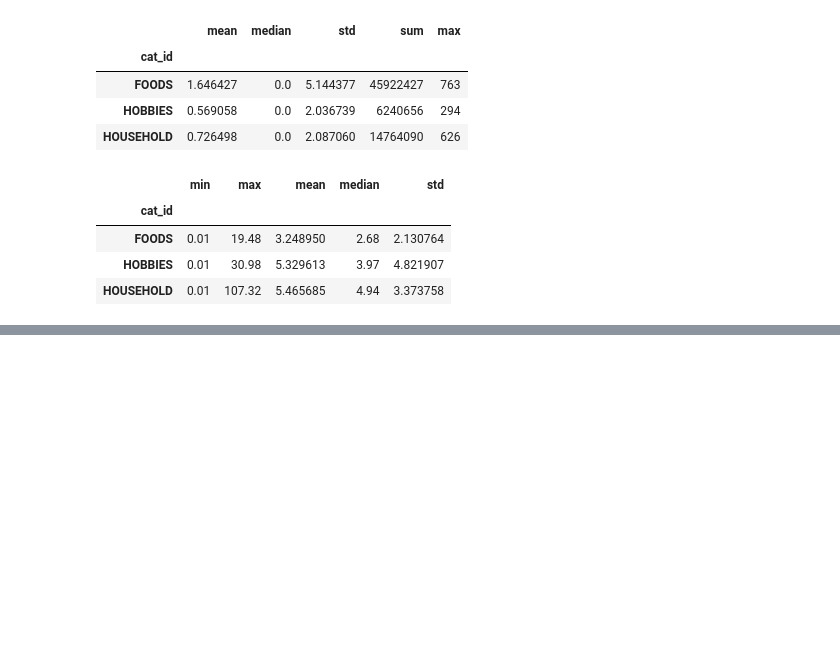
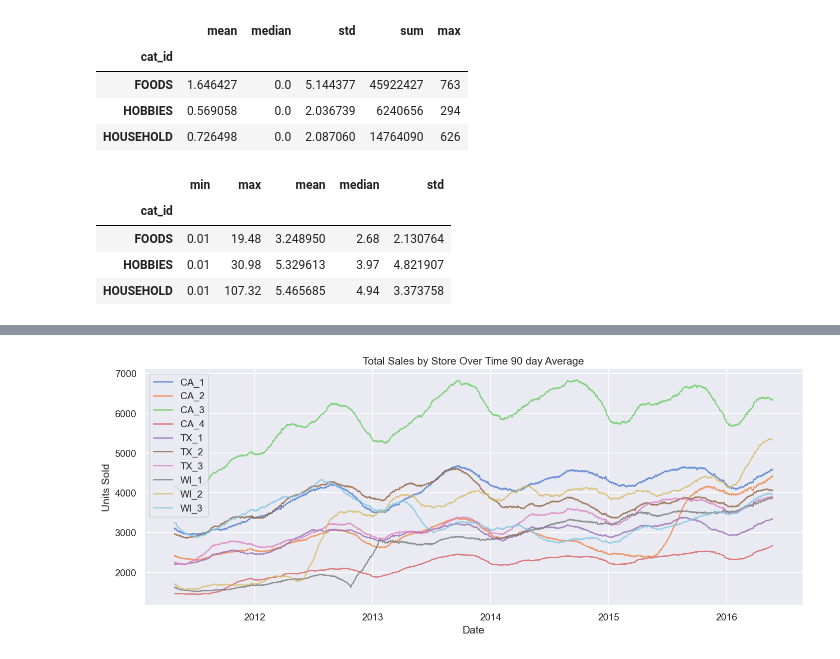
Before and after one commit to mhettick-sd/ADS501-FinalProject_MH_KP, a Jupyter notebook: notebooks/EDA.ipynb, the cells around one changed output, grey strips where cells are left out. Drawn from its saved outputs; the diff is of its cells as text; code cells hidden in the pictures; blank space fills up the shorter version.

```diff
--- a/notebooks/EDA.ipynb
+++ b/notebooks/EDA.ipynb
@@ -236,0 +457,25 @@ plt.show()
+# %%
+merged_df['date']= pd.to_datetime(merged_df['date'])
+store_list = merged_df['store_id'].unique()
+
+plt.figure(figsize = (12, 5))
+
+# filter to one store at a time, group by date, sum sale, 90 day average to smooth the trend
+
+for store in store_list:
+    store_daily = (
+        merged_df[merged_df['store_id'] == store]
+        .groupby('date')['sales'].sum()
+        .sort_index()
+        .rolling(90).mean()
+    )
+    plt.plot(store_daily.index, store_daily.values, alpha= 0.8, label= store)
+
+plt.title('Total Sales by Store Over Time 90 day Average')
+plt.xlabel('Date')
+plt.ylabel('Units Sold')
+plt.legend(store_list)
+plt.tight_layout()
+plt.show()
+# %% [output]
+[figure, added]
```
Also changed, not shown: parts of 29 cells of this notebook.
